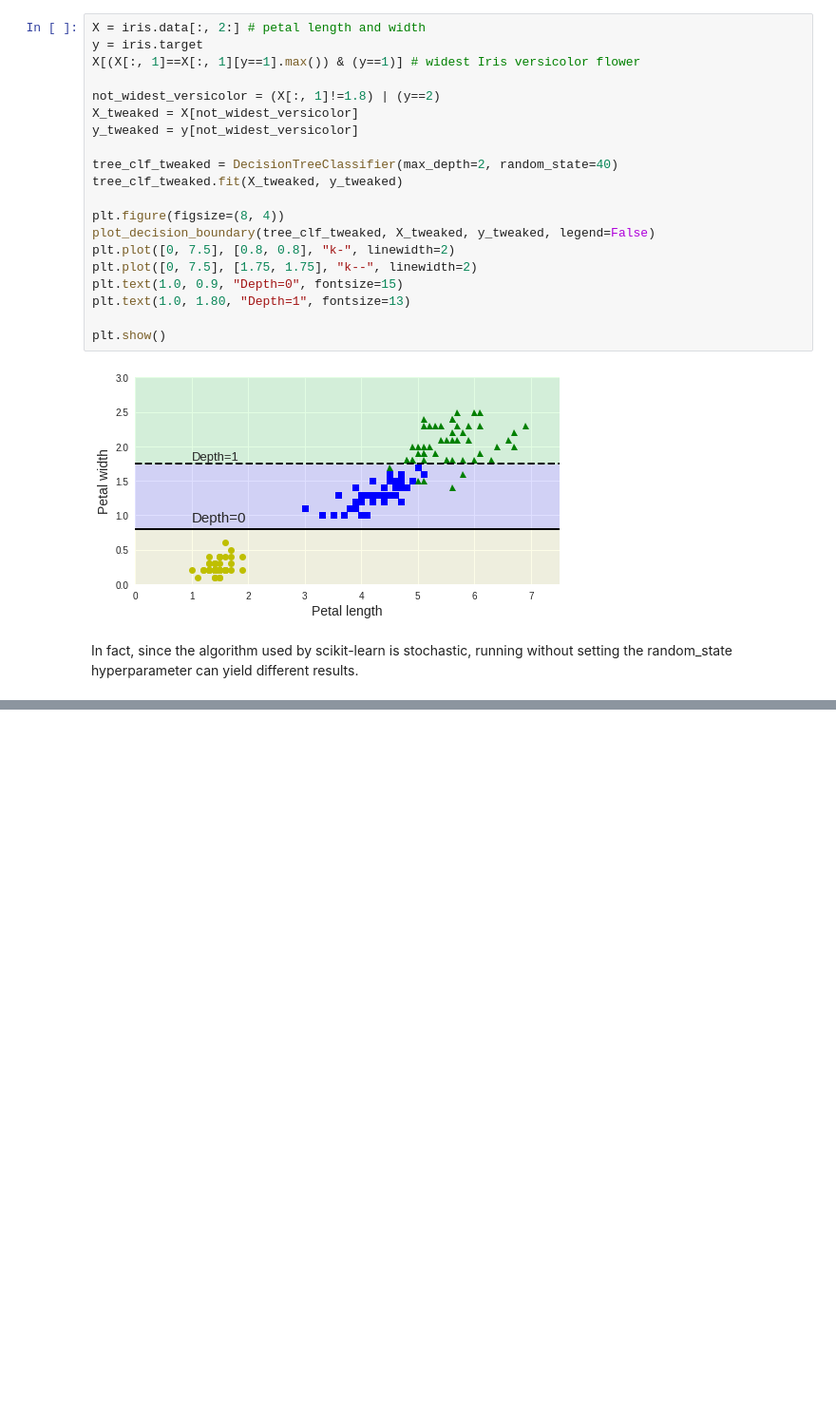
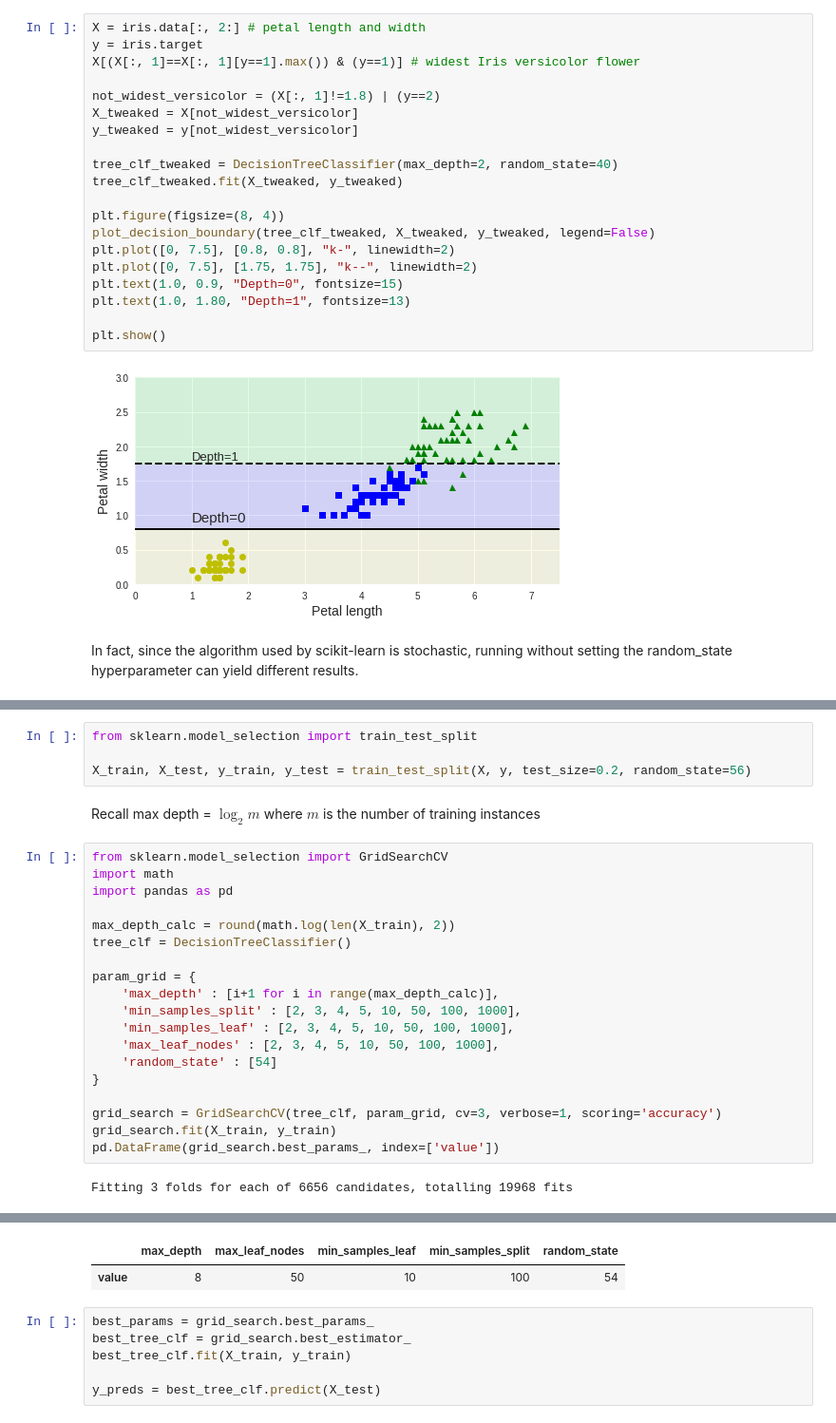
Before and after one commit to amaralcs/homl, a Jupyter notebook: 6_decision_trees.ipynb, the cells around one changed output, grey strips where cells are left out. Shown at 95% size. Cells and saved outputs as stored; diff of their text form; blank space fills up the shorter version.

```diff
--- a/6_decision_trees.ipynb
+++ b/6_decision_trees.ipynb
@@ -414,0 +440,27 @@ In fact, since the algorithm used by scikit-learn is stochastic, running without
+# %%
+from sklearn.model_selection import train_test_split
+
+X_train, X_test, y_train, y_test = train_test_split(X, y, test_size=0.2, random_state=56)
+# %% [markdown]
+Recall max depth = $\log_2{m}$ where $m$ is the number of training instances
+# %%
+from sklearn.model_selection import GridSearchCV
+import math
+import pandas as pd
+
+max_depth_calc = round(math.log(len(X_train), 2))
+tree_clf = DecisionTreeClassifier()
+
+param_grid = {
+    'max_depth' : [i+1 for i in range(max_depth_calc)],
+    'min_samples_split' : [2, 3, 4, 5, 10, 50, 100, 1000],
+    'min_samples_leaf' : [2, 3, 4, 5, 10, 50, 100, 1000],
+    'max_leaf_nodes' : [2, 3, 4, 5, 10, 50, 100, 1000],
+    'random_state' : [54]
+}
+
+grid_search = GridSearchCV(tree_clf, param_grid, cv=3, verbose=1, scoring='accuracy')
+grid_search.fit(X_train, y_train)
+pd.DataFrame(grid_search.best_params_, index=['value'])
+# %% [output]
+Fitting 3 folds for each of 6656 candidates, totalling 19968 fits
@@ -414,0 +469,8 @@ In fact, since the algorithm used by scikit-learn is stochastic, running without
+|  | max_depth | max_leaf_nodes | min_samples_leaf | min_samples_split | random_state |
+| value | 8 | 50 | 10 | 100 | 54 |
+# %%
+best_params = grid_search.best_params_
+best_tree_clf = grid_search.best_estimator_
+best_tree_clf.fit(X_train, y_train)
+
+y_preds = best_tree_clf.predict(X_test)
```
Also changed, not shown: parts of 14 cells of this notebook.
